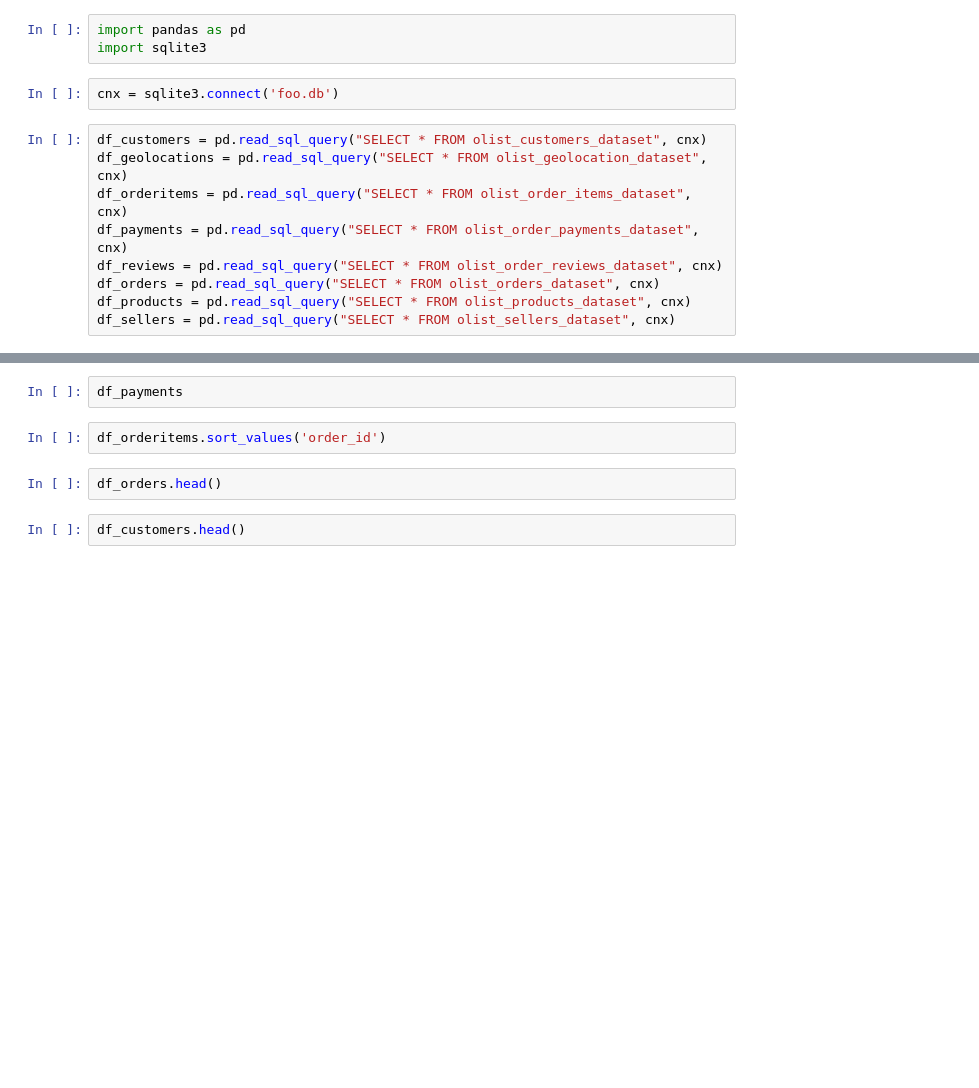
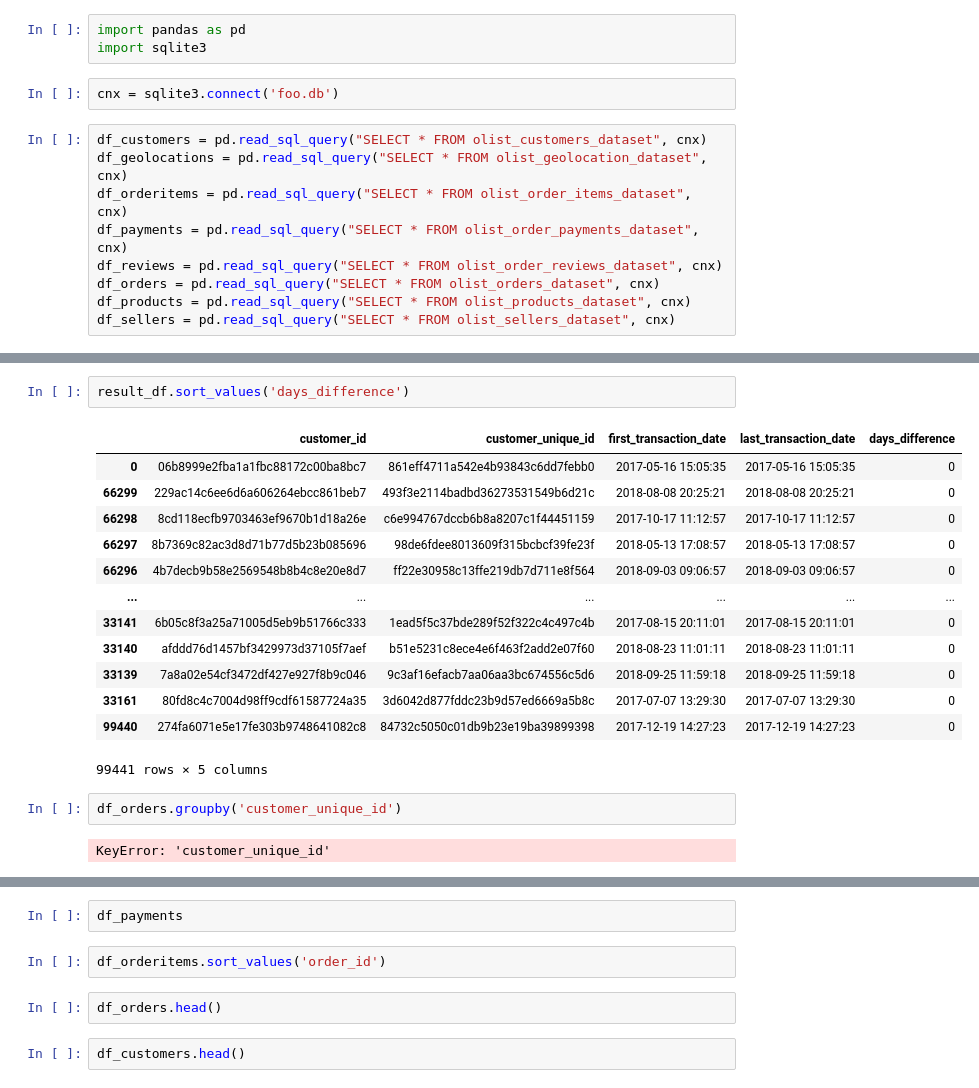
Before and after one commit to BeeGaes/data_grow, a Jupyter notebook: Growia/Modul 9/beginner/beginner.ipynb, the cells around one changed output, grey strips where cells are left out. Drawn from its saved outputs; the diff is of its cells as text; blank space fills up the shorter version.

```diff
--- a/Growia/Modul 9/beginner/beginner.ipynb
+++ b/Growia/Modul 9/beginner/beginner.ipynb
@@ -14,0 +115,20 @@ df_sellers = pd.read_sql_query("SELECT * FROM olist_sellers_dataset", cnx)
+# %%
+result_df.sort_values('days_difference')
+# %% [output]
+|  | customer_id | customer_unique_id | first_transaction_date | last_transaction_date | days_difference |
+| 0 | 06b8999e2fba1a1fbc88172c00ba8bc7 | 861eff4711a542e4b93843c6dd7febb0 | 2017-05-16 15:05:35 | 2017-05-16 15:05:35 | 0 |
+| 66299 | 229ac14c6ee6d6a606264ebcc861beb7 | 493f3e2114badbd36273531549b6d21c | 2018-08-08 20:25:21 | 2018-08-08 20:25:21 | 0 |
+| 66298 | 8cd118ecfb9703463ef9670b1d18a26e | c6e994767dccb6b8a8207c1f44451159 | 2017-10-17 11:12:57 | 2017-10-17 11:12:57 | 0 |
+| 66297 | 8b7369c82ac3d8d71b77d5b23b085696 | 98de6fdee8013609f315bcbcf39fe23f | 2018-05-13 17:08:57 | 2018-05-13 17:08:57 | 0 |
+| 66296 | 4b7decb9b58e2569548b8b4c8e20e8d7 | ff22e30958c13ffe219db7d711e8f564 | 2018-09-03 09:06:57 | 2018-09-03 09:06:57 | 0 |
+| ... | ... | ... | ... | ... | ... |
+| 33141 | 6b05c8f3a25a71005d5eb9b51766c333 | 1ead5f5c37bde289f52f322c4c497c4b | 2017-08-15 20:11:01 | 2017-08-15 20:11:01 | 0 |
+| 33140 | afddd76d1457bf3429973d37105f7aef | b51e5231c8ece4e6f463f2add2e07f60 | 2018-08-23 11:01:11 | 2018-08-23 11:01:11 | 0 |
+| 33139 | 7a8a02e54cf3472df427e927f8b9c046 | 9c3af16efacb7aa06aa3bc674556c5d6 | 2018-09-25 11:59:18 | 2018-09-25 11:59:18 | 0 |
+| 33161 | 80fd8c4c7004d98ff9cdf61587724a35 | 3d6042d877fddc23b9d57ed6669a5b8c | 2017-07-07 13:29:30 | 2017-07-07 13:29:30 | 0 |
+| 99440 | 274fa6071e5e17fe303b9748641082c8 | 84732c5050c01db9b23e19ba39899398 | 2017-12-19 14:27:23 | 2017-12-19 14:27:23 | 0 |
+99441 rows × 5 columns
+# %%
+df_orders.groupby('customer_unique_id')
+# %% [output]
+KeyError: 'customer_unique_id'
```
Also changed, not shown: parts of 11 cells of this notebook, 1 other file.
